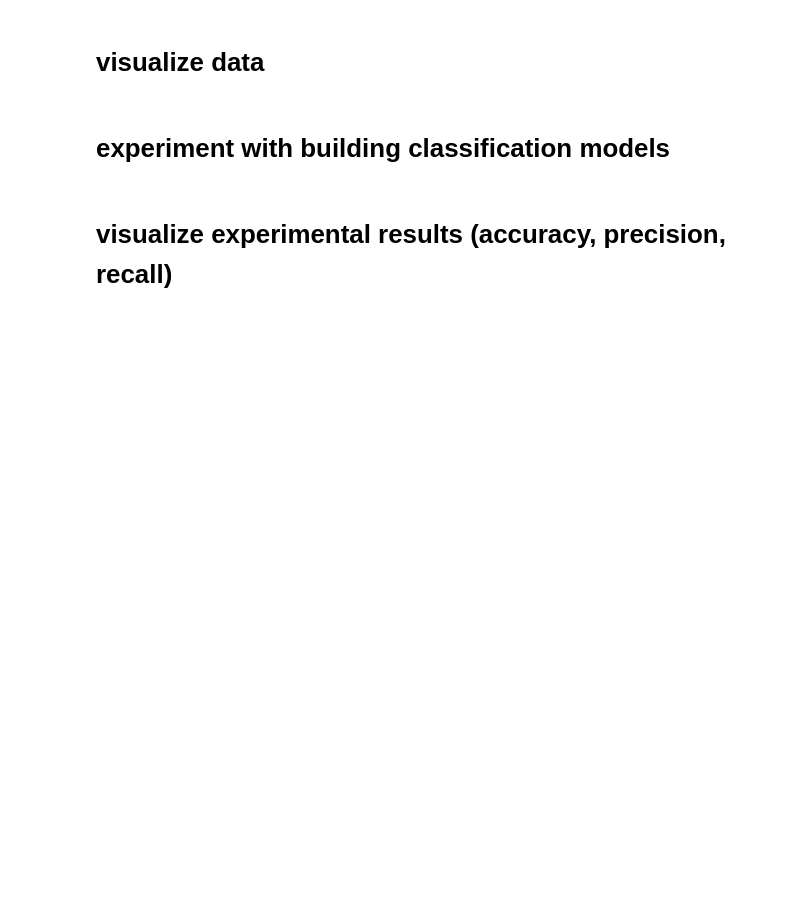
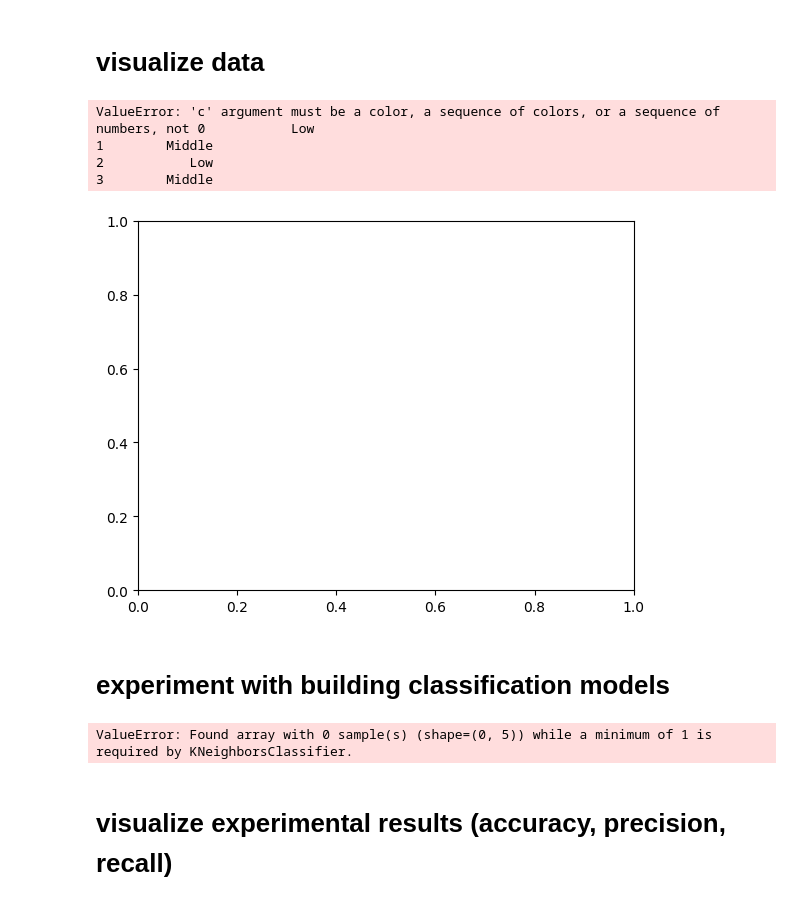
Before and after one commit to PatRakowicz/College-CS, a Jupyter notebook: CS-303/HW7/Homework_07-UserKnowledge.ipynb, the cells around one changed output. Saved outputs shown, nothing was run; the diff lists cells and outputs as text; code cells hidden in the pictures; blank space fills up the shorter version.

```diff
--- a/CS-303/HW7/Homework_07-UserKnowledge.ipynb
+++ b/CS-303/HW7/Homework_07-UserKnowledge.ipynb
@@ -9,4 +14,5 @@
 # %% [markdown]
 # read in training data
 # %%
-#python code...
+train_df = pd.read_csv('train.tsv', delimiter='\t')
+print(train_df)
@@ -13,11 +34,35 @@
 # %% [markdown]
 # visualize data
 # %%
-#python code...
+plt.scatter(train_df['STG'], train_df['PEG'], c=train_df['UNS'])
+plt.xlabel('STG')
+plt.ylabel('PEG')
+plt.show()
+# %% [output]
+ValueError: 'c' argument must be a color, a sequence of colors, or a sequence of numbers, not 0           Low
+1        Middle
+2           Low
+3        Middle
+[figure, added]
 # %% [markdown]
 # experiment with building classification models
 # %%
-#python code...
+X = train_df[['STG', 'SCG', 'STR', 'LPR', 'PEG']]
+y = train_df['UNS']
+
+np.random.seed(42)
+shuffle_index = np.random.permutation(len(train_df))
+X_train, y_train = X.iloc[shuffle_index[:1000]], y.iloc[shuffle_index[:1000]]
+X_val, y_val = X.iloc[shuffle_index[1000:]], y.iloc[shuffle_index[1000:]]
+
+knn = KNeighborsClassifier(n_neighbors=5)
+knn.fit(X_train, y_train)
+y_pred = knn.predict(X_val)
+print('Accuracy:', accuracy_score(y_val, y_pred))
+print('Precision:', precision_score(y_val, y_pred, average='weighted'))
+print('Recall:', recall_score(y_val, y_pred, average='weighted'))
+# %% [output]
+ValueError: Found array with 0 sample(s) (shape=(0, 5)) while a minimum of 1 is required by KNeighborsClassifier.
 # %% [markdown]
 # visualize experimental results (accuracy, precision, recall)
 # %%
```
Also changed, not shown: parts of 9 cells of this notebook.
